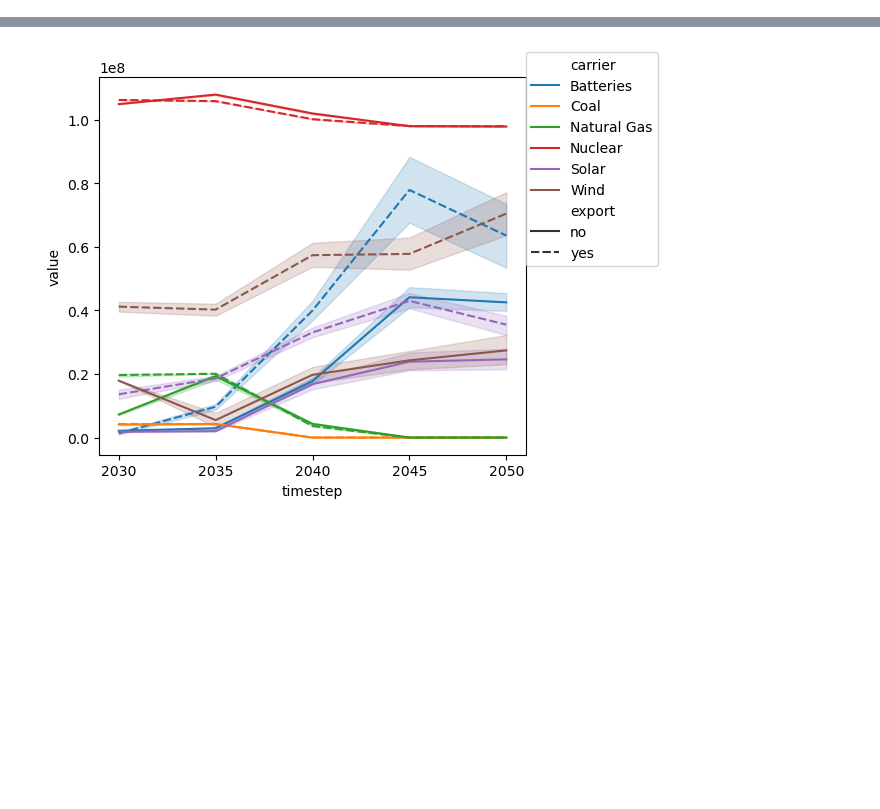
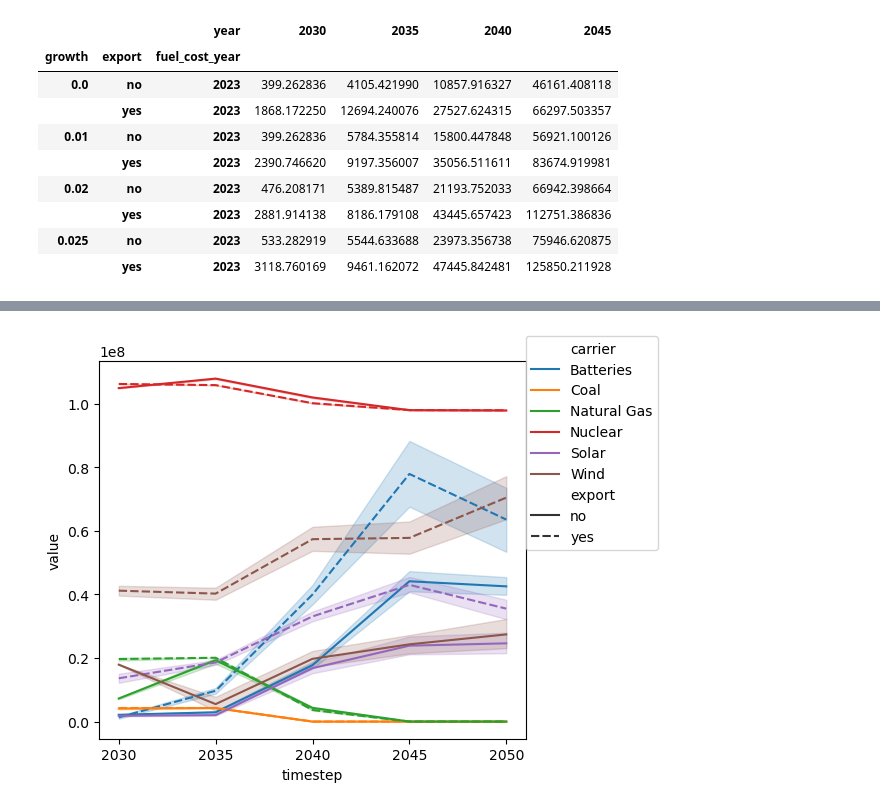
Before and after one commit to ucsusa/pypsa-illinois, a Jupyter notebook: notebooks/01-results-process.ipynb, the cells around one changed output, grey strips where cells are left out. Drawn from its saved outputs; the diff is of its cells as text; code cells hidden in the pictures; blank space fills up the shorter version.

```diff
--- a/notebooks/01-results-process.ipynb
+++ b/notebooks/01-results-process.ipynb
@@ -106,3 +114,16 @@ ax.set_xticks(cap.year.unique())
+# %%
+battery_cap.iloc[:, :-1]
+# %% [output]
+|  |  | year | 2030 | 2035 | 2040 | 2045 |
+| growth | export | fuel_cost_year |  |  |  |  |
+| 0.0 | no | 2023 | 399.262836 | 4105.421990 | 10857.916327 | 46161.408118 |
+|  | yes | 2023 | 1868.172250 | 12694.240076 | 27527.624315 | 66297.503357 |
+| 0.01 | no | 2023 | 399.262836 | 5784.355814 | 15800.447848 | 56921.100126 |
+|  | yes | 2023 | 2390.746620 | 9197.356007 | 35056.511611 | 83674.919981 |
+| 0.02 | no | 2023 | 476.208171 | 5389.815487 | 21193.752033 | 66942.398664 |
+|  | yes | 2023 | 2881.914138 | 8186.179108 | 43445.657423 | 112751.386836 |
+| 0.025 | no | 2023 | 533.282919 | 5544.633688 | 23973.356738 | 75946.620875 |
+|  | yes | 2023 | 3118.760169 | 9461.162072 | 47445.842481 | 125850.211928 |
 # %%
 sb.pairplot(data=cap.loc[cap['year']==2050, ['Wind', 'Solar', 'Batteries','export']], hue='export', corner=True)
 # %% [output]
```
Also changed, not shown: parts of 8 cells of this notebook, 3 other files.
